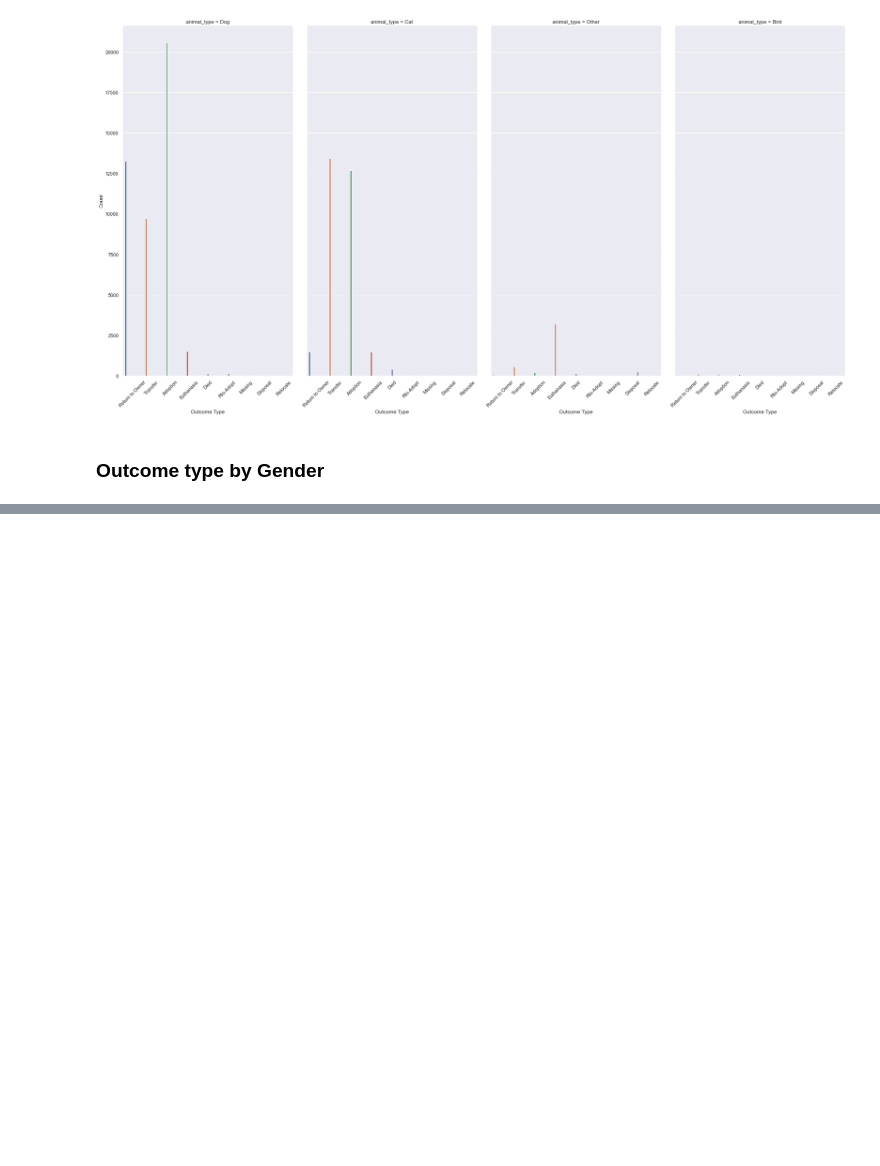
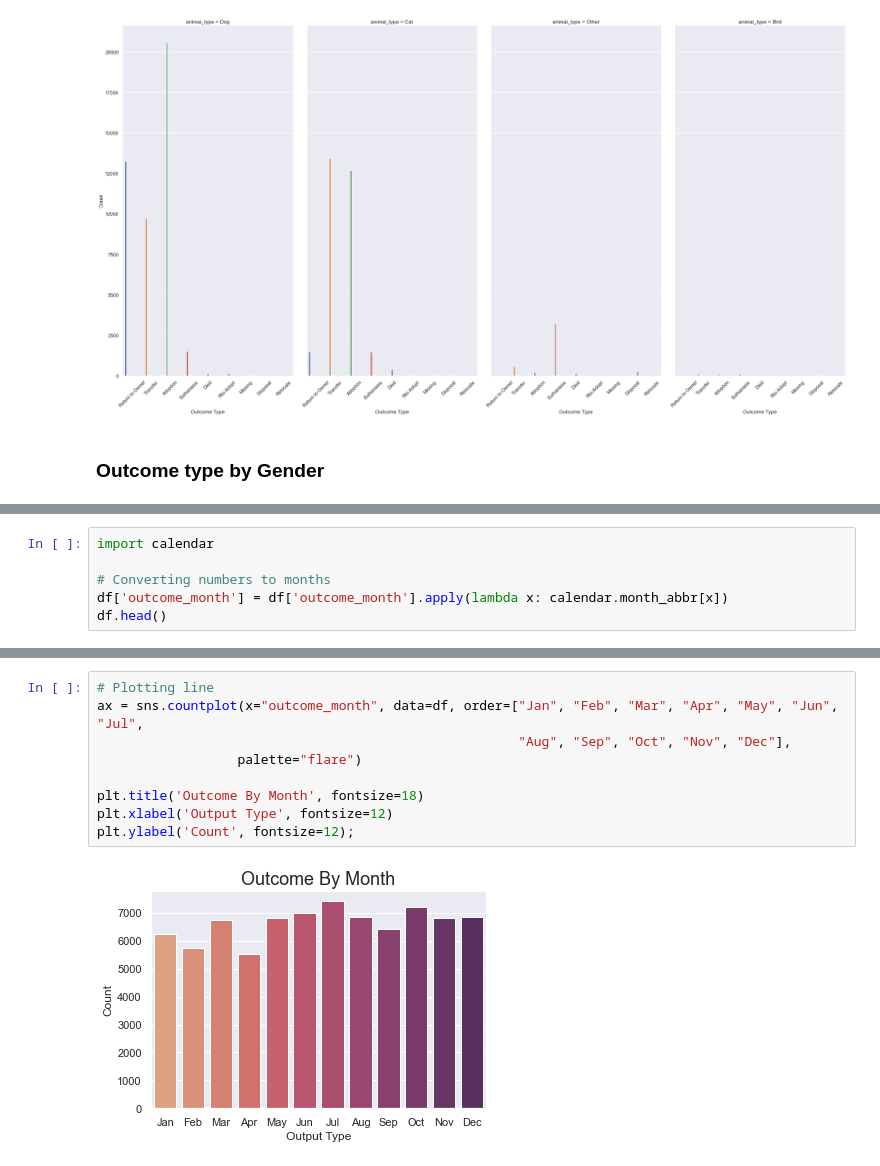
Before and after one commit to hookjamesa/austin_animal_shelter_analysis, a Jupyter notebook: visual_analysis.ipynb, the cells around one changed output, grey strips where cells are left out. Saved outputs shown, nothing was run; the diff lists cells and outputs as text; blank space fills up the shorter version.

```diff
--- a/visual_analysis.ipynb
+++ b/visual_analysis.ipynb
@@ -199,0 +202,6 @@ sns.countplot(y="outcome_type", hue="intake_type", data=df)
+# %%
+import calendar
+
+# Converting numbers to months
+df['outcome_month'] = df['outcome_month'].apply(lambda x: calendar.month_abbr[x])
+df.head()
@@ -199,0 +215,11 @@ sns.countplot(y="outcome_type", hue="intake_type", data=df)
+# %%
+# Plotting line
+ax = sns.countplot(x="outcome_month", data=df, order=["Jan", "Feb", "Mar", "Apr", "May", "Jun", "Jul",
+                                                      "Aug", "Sep", "Oct", "Nov", "Dec"],
+                  palette="flare")
+
+plt.title('Outcome By Month', fontsize=18)
+plt.xlabel('Output Type', fontsize=12)
+plt.ylabel('Count', fontsize=12);
+# %% [output]
+[figure, added]
```
Also changed, not shown: parts of 9 cells of this notebook.
